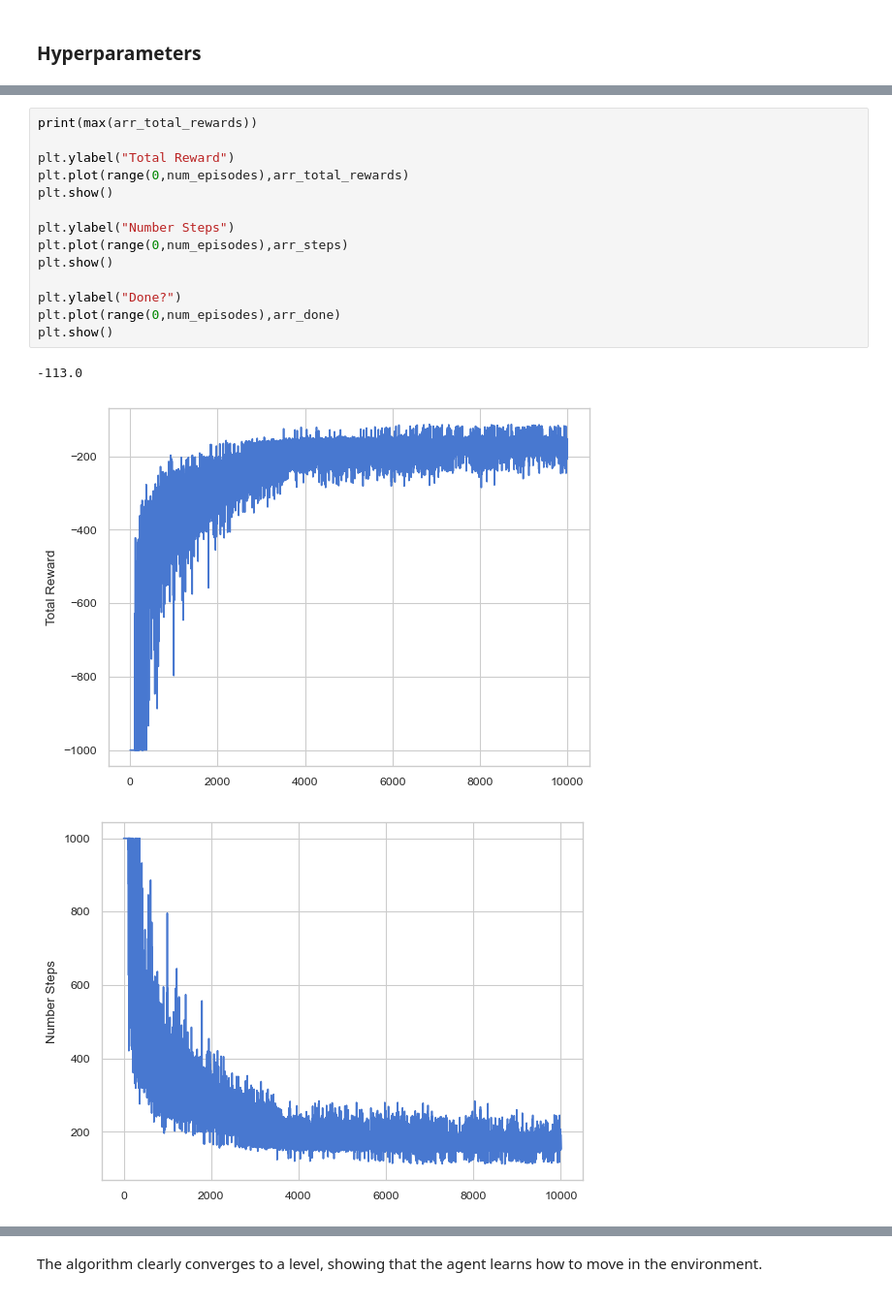
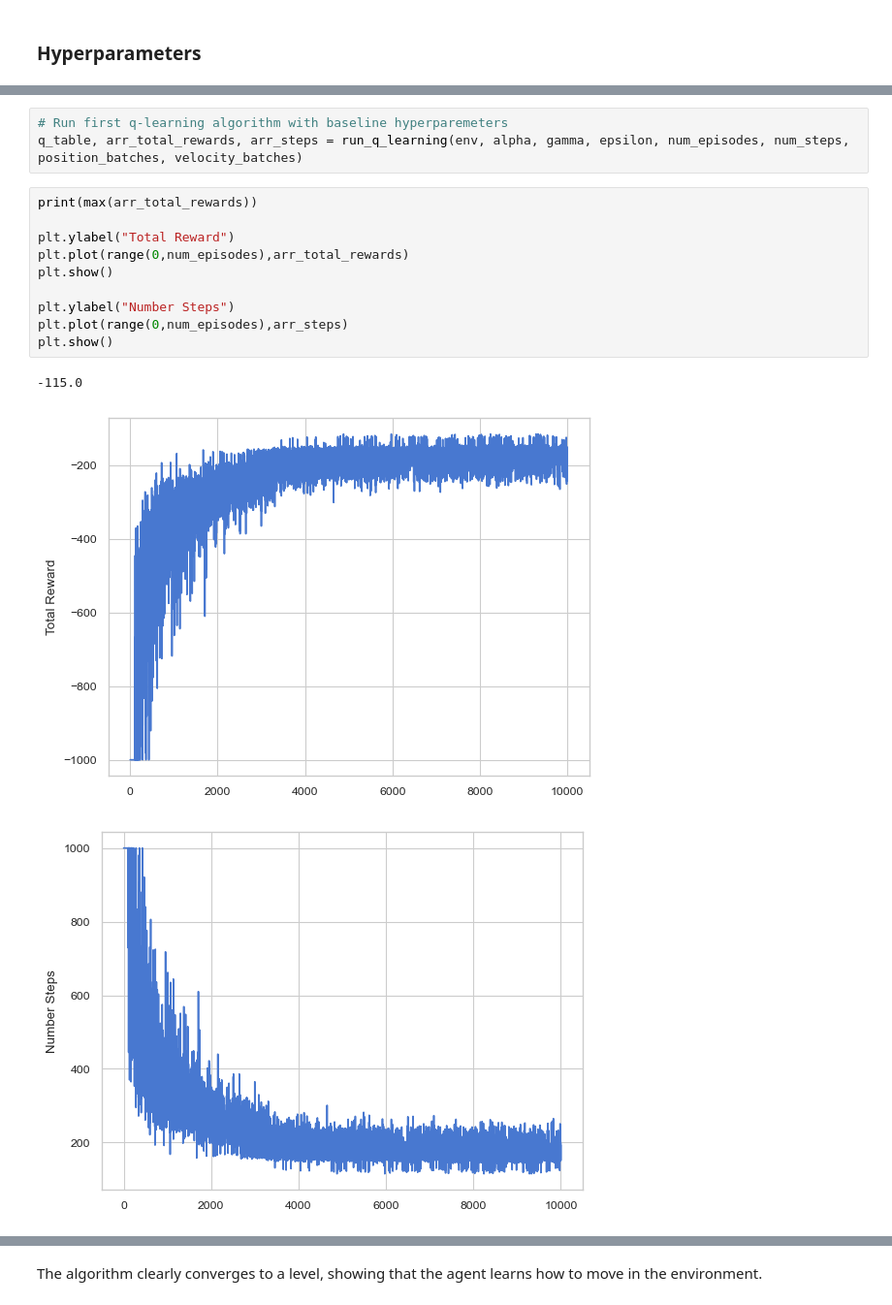
Before and after one commit to eduardotanqueiro/Project3-AAA, a Jupyter notebook: src/AAA2324_P3_62515_62928.ipynb, the cells around one changed output, grey strips where cells are left out. Shown: that part at 97% size. Saved outputs shown, nothing was run; the diff lists cells and outputs as text.

```diff
--- a/src/AAA2324_P3_62515_62928.ipynb
+++ b/src/AAA2324_P3_62515_62928.ipynb
@@ -292,18 +258,17 @@ Episode 10000 | Total Reward -153.0 | Steps 152
+# %%
+# Run first q-learning algorithm with baseline hyperparemeters
+q_table, arr_total_rewards, arr_steps = run_q_learning(env, alpha, gamma, epsilon, num_episodes, num_steps, position_batches, velocity_batches)
 # %%
 print(max(arr_total_rewards))
 
 plt.ylabel("Total Reward")
 plt.plot(range(0,num_episodes),arr_total_rewards)
 plt.show()
 
 plt.ylabel("Number Steps")
 plt.plot(range(0,num_episodes),arr_steps)
 plt.show()
-
-plt.ylabel("Done?")
-plt.plot(range(0,num_episodes),arr_done)
-plt.show()
 # %% [output]
--113.0
+-115.0
-[figure, old version]
+[figure, new version]
-[figure, old version]
+[figure, new version]
```
Also changed, not shown: parts of 22 cells of this notebook, 4 other files.
